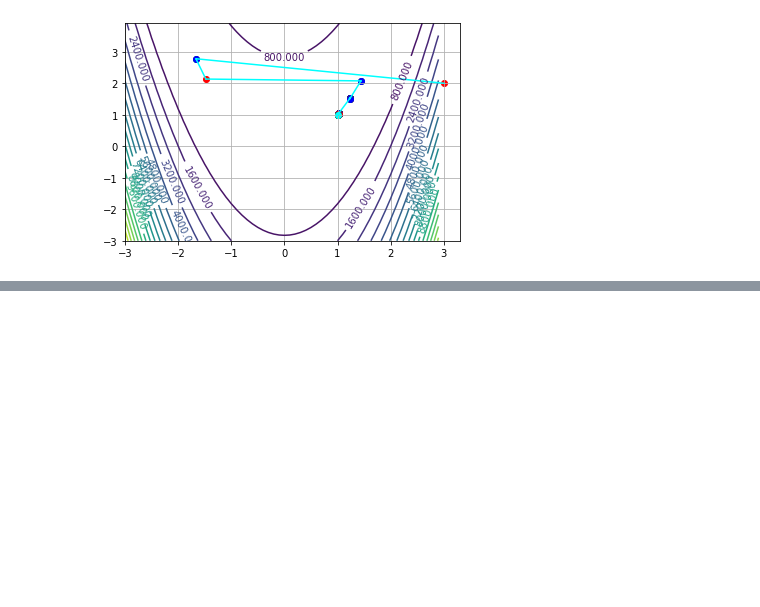
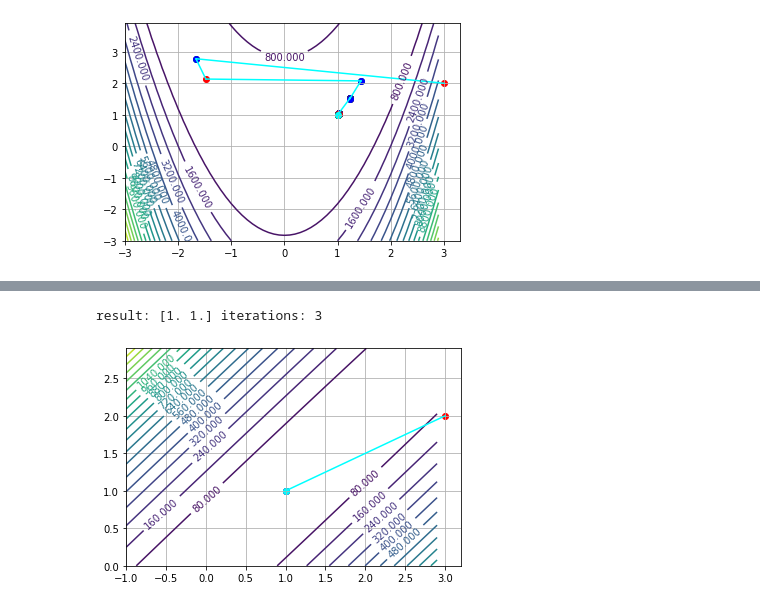
Before and after one commit to pool-party/optimization-methods, a Jupyter notebook: first-order/gradient_descent_plots.ipynb, the cells around one changed output, grey strips where cells are left out. Cells and saved outputs as stored; diff of their text form; code cells hidden in the pictures; blank space fills up the shorter version.

Commit message:
added plots for newton

```diff
--- a/first-order/gradient_descent_plots.ipynb
+++ b/first-order/gradient_descent_plots.ipynb
@@ -232 +225,20 @@ result: [1.96715139 2.88611469] iterations: 8
 [figure]
+# %%
+def first_function_hess(args):
+    x = args[0]
+    y = args[1]
+    return np.array([[202, -200], [-200, 200]]))
+
+trace = newton(first_function, first_function_grad, first_function_hess, np.array([3, 2]), 1)
+
+make_level_lines_plot(trace,
+              first_function,
+              x_min=-1,
+              x_max=3,
+              y_min=0,
+              y_max=3,
+              levels=20
+             )
+# %% [output]
+result: [1. 1.] iterations: 3
+[figure, added]
```
Also changed, not shown: parts of 9 cells of this notebook.
